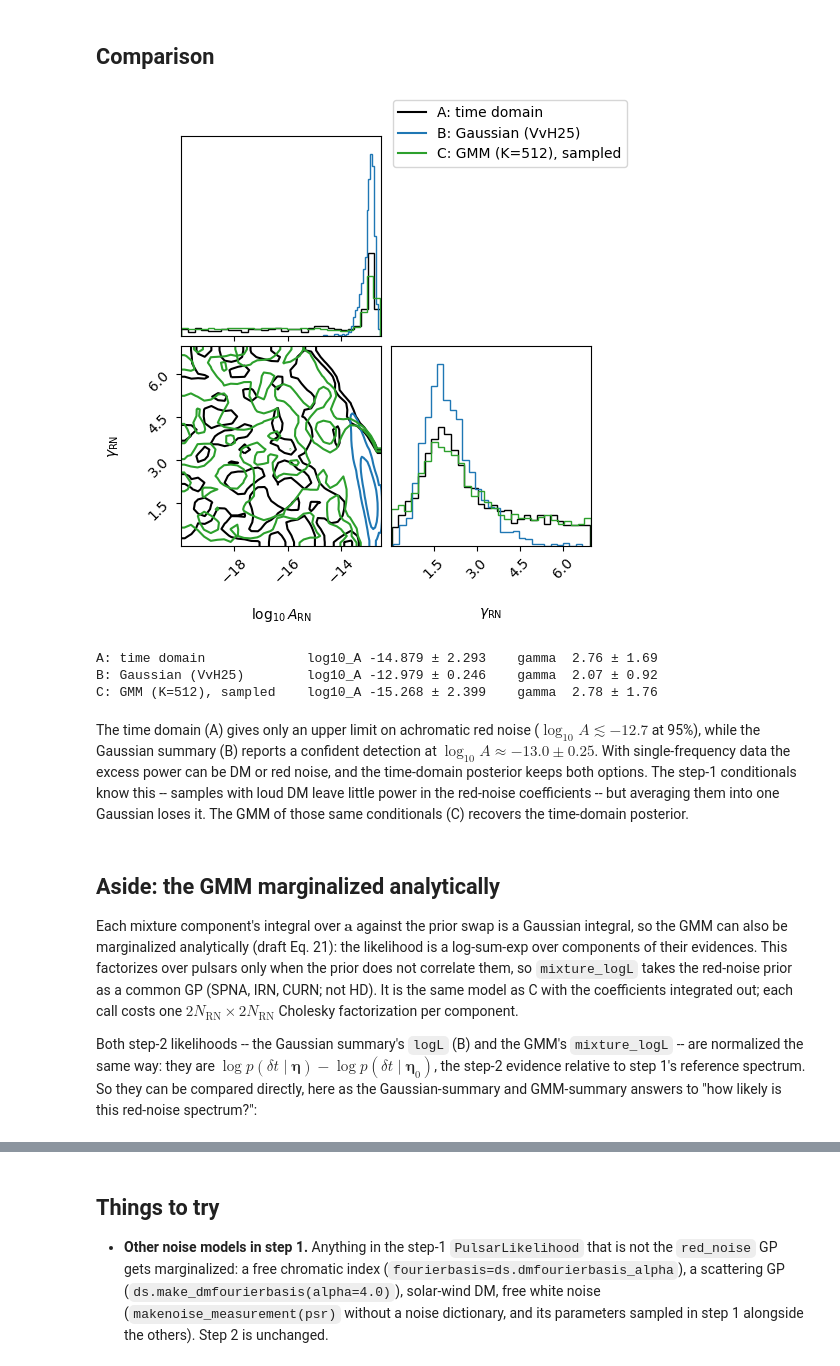
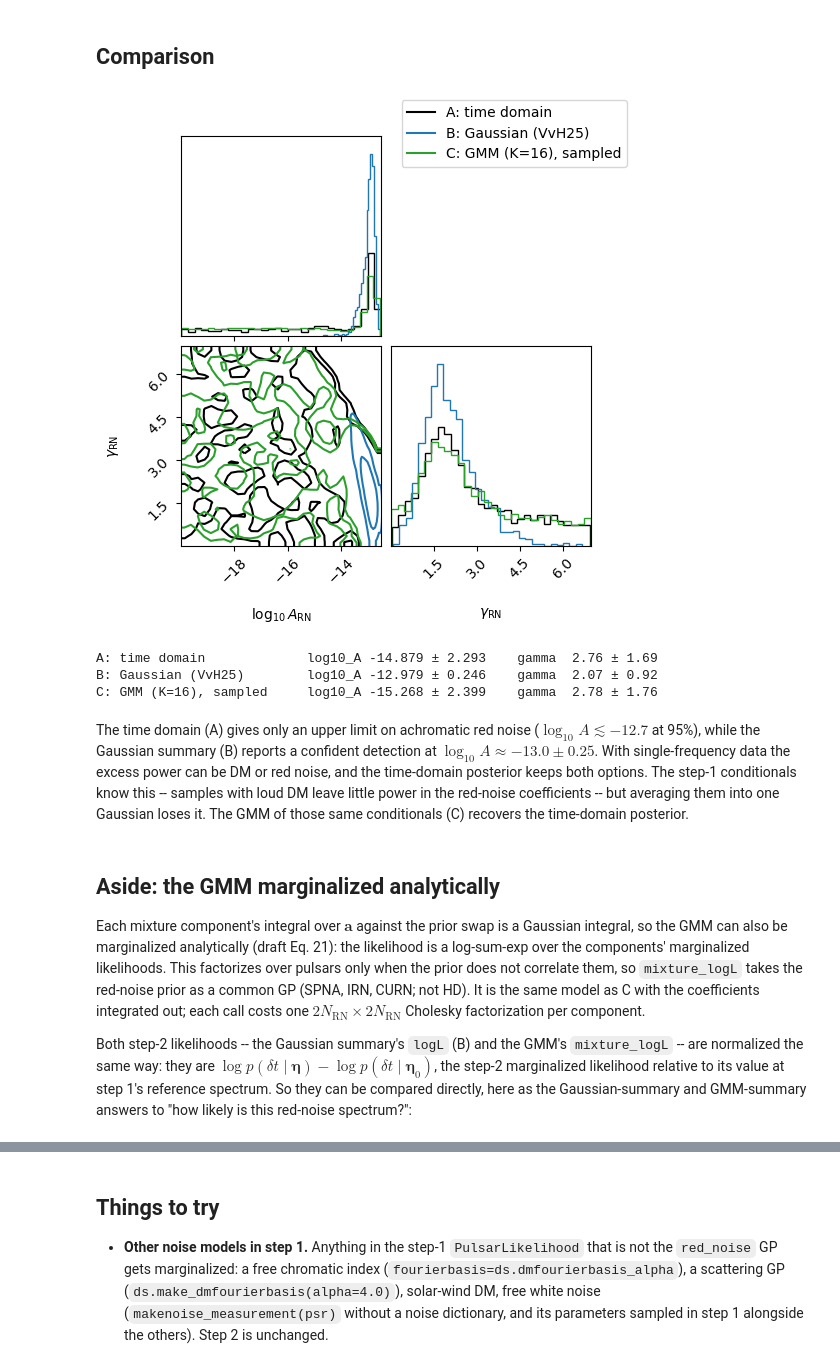
Before and after one commit to meyers-academic/discovery, a Jupyter notebook: docs/tutorials/fourierpta_single_pulsar.ipynb, the cells around one changed output, grey strips where cells are left out. Drawn from its saved outputs; the diff is of its cells as text; code cells hidden in the pictures.

Commit message:
docs: Fourier tutorial: label model C by its reduced K; marginalized likelihood, not evidence; re-run
Co-Authored-By: Claude Opus 5.5 <noreply@anthropic.com>

```diff
--- a/docs/tutorials/fourierpta_single_pulsar.ipynb
+++ b/docs/tutorials/fourierpta_single_pulsar.ipynb
@@ -252,26 +252,26 @@ chainC = {par: np.asarray(v) for par, v in mcmc.get_samples().items() if par in
 # %% [markdown]
 ## Comparison
 # %%
-chains = {'A: time domain': chainA, 'B: Gaussian (VvH25)': chainB, f'C: GMM (K={K}), sampled': chainC}
+chains = {'A: time domain': chainA, 'B: Gaussian (VvH25)': chainB, f'C: GMM (K={K_reduced}), sampled': chainC}
 colors = ['k', 'C0', 'C2']
 
 fig = None
 for (label, chain), color in zip(chains.items(), colors):
     x = np.column_stack([np.asarray(chain[par]) for par in rn_pars])
     fig = corner.corner(x, fig=fig, color=color, bins=30, smooth=1.0, plot_datapoints=False, plot_density=False,
                         levels=(0.68, 0.95), labels=[r'$\log_{10}A_\mathrm{RN}$', r'$\gamma_\mathrm{RN}$'],
                         hist_kwargs=dict(density=True))
 fig.legend([plt.Line2D([], [], color=c) for c in colors], chains.keys(), loc='upper right')
 plt.show()
 
 for label, chain in chains.items():
     a, g = (np.asarray(chain[par]) for par in rn_pars)
     print(f'{label:26s} log10_A {a.mean():7.3f} ± {a.std():.3f}    gamma {g.mean():5.2f} ± {g.std():.2f}')
 # %% [output]
-[figure, old version]
+[figure, new version]
 A: time domain             log10_A -14.879 ± 2.293    gamma  2.76 ± 1.69
 B: Gaussian (VvH25)        log10_A -12.979 ± 0.246    gamma  2.07 ± 0.92
-C: GMM (K=512), sampled    log10_A -15.268 ± 2.399    gamma  2.78 ± 1.76
+C: GMM (K=16), sampled     log10_A -15.268 ± 2.399    gamma  2.78 ± 1.76
 # %% [markdown]
 The time domain (A) gives only an upper limit on achromatic red noise ($\log_{10}A \lesssim -12.7$ at 95%), while
 the Gaussian summary (B) reports a confident detection at $\log_{10}A\approx-13.0\pm0.25$. With single-frequency data the
@@ -282,14 +282,14 @@ loses it. The GMM of those same conditionals (C) recovers the time-domain poster
 ## Aside: the GMM marginalized analytically
 
 Each mixture component's integral over $\mathbf a$ against the prior swap is a Gaussian integral, so the GMM can
-also be marginalized analytically (draft Eq. 21): the likelihood is a log-sum-exp over components of their evidences.
+also be marginalized analytically (draft Eq. 21): the likelihood is a log-sum-exp over the components' marginalized likelihoods.
 This factorizes over pulsars only when the prior does not correlate them, so `mixture_logL` takes the red-noise prior
 as a common GP (SPNA, IRN, CURN; not HD). It is the same model as C with the coefficients integrated out; each call
 costs one $2N_\mathrm{RN}\times2N_\mathrm{RN}$ Cholesky factorization per component.
 
 Both step-2 likelihoods -- the Gaussian summary's `logL` (B) and the GMM's `mixture_logL` -- are normalized the same
-way: they are $\log p(\delta t\mid\boldsymbol\eta) - \log p(\delta t\mid\boldsymbol\eta_0)$, the step-2 evidence
-relative to step 1's reference spectrum. So they can be compared directly, here as the Gaussian-summary and
+way: they are $\log p(\delta t\mid\boldsymbol\eta) - \log p(\delta t\mid\boldsymbol\eta_0)$, the step-2 marginalized
+likelihood relative to its value at step 1's reference spectrum. So they can be compared directly, here as the Gaussian-summary and
 GMM-summary answers to "how likely is this red-noise spectrum?":
 # %%
 logL_gmm = jax.jit(fpta.mixture_logL([summary], irn, K=K))
```
Also changed, not shown: parts of 3 cells of this notebook.
